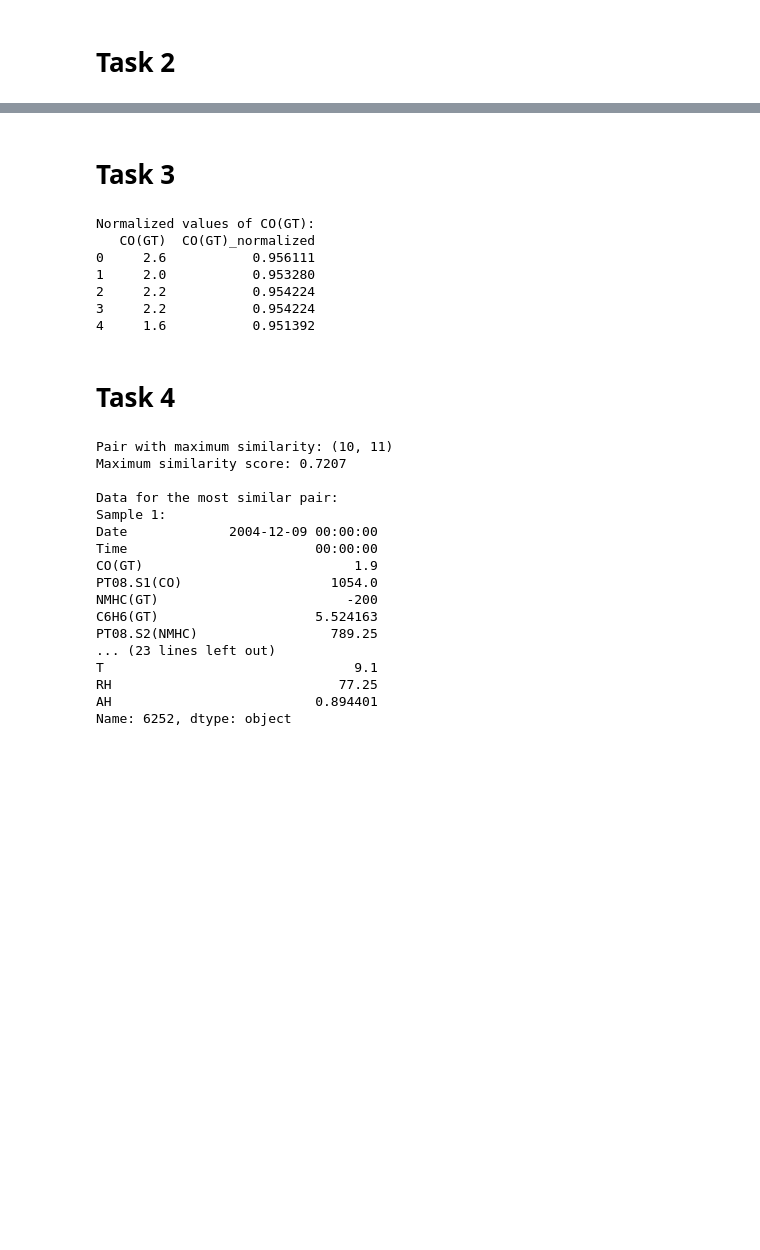
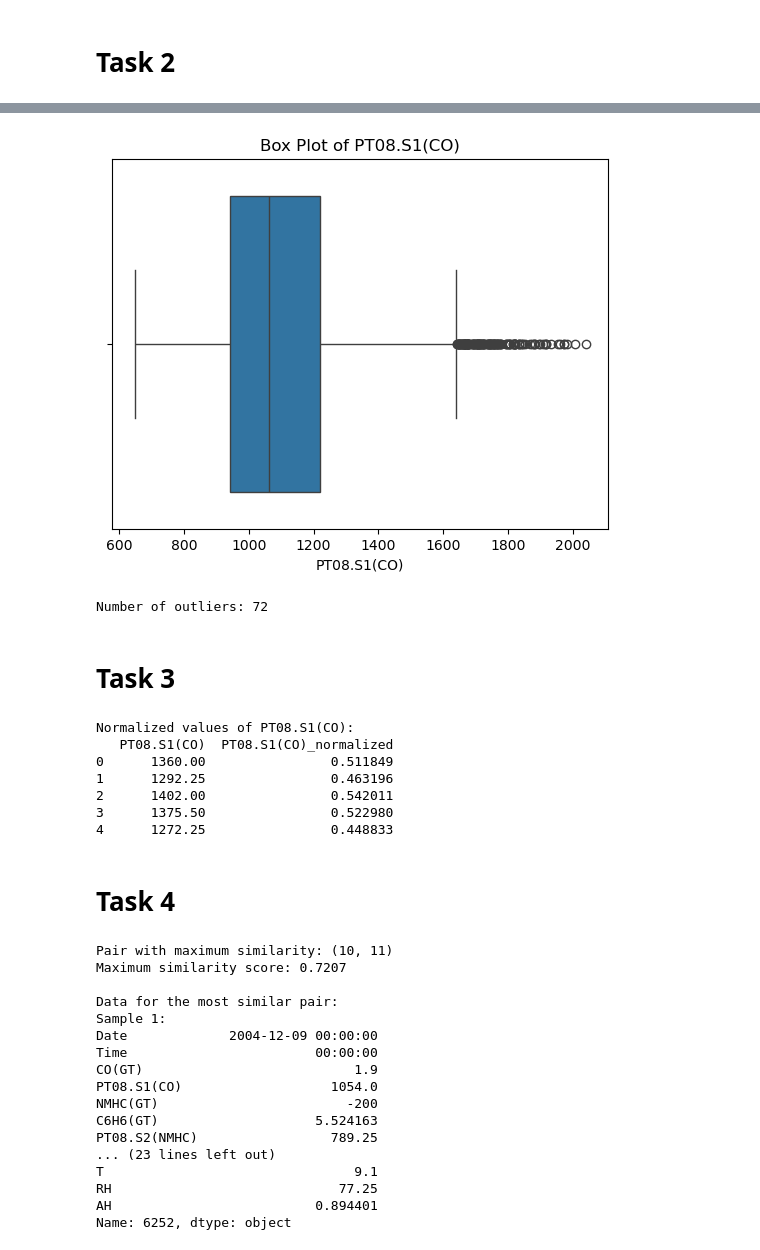
Before and after one commit to UdayKiran112/Data-Mining-Assg1, a Jupyter notebook: Assg1.ipynb, the cells around one changed output, grey strips where cells are left out. Drawn from its saved outputs; the diff is of its cells as text; code cells hidden in the pictures; blank space fills up the shorter version.

```diff
--- a/Assg1.ipynb
+++ b/Assg1.ipynb
@@ -105,0 +140,28 @@ Range of CO(GT): 11.80
+# %%
+import numpy as np
+import pandas as pd
+
+# Replace -200 values with NaN and fill missing values with median
+df[attribute] = df[attribute].replace(-200, pd.NA)
+median_value = df[attribute].median()
+df[attribute] = df[attribute].fillna(median_value)
+
+# Central tendency
+mean_value = df[attribute].mean()
+median_value = df[attribute].median()
+mode_value = df[attribute].mode().values[0]  # Mode might return multiple values, taking the first
+
+# Measures of dispersion
+std_deviation = df[attribute].std()  # Standard deviation
+variance_value = df[attribute].var()  # Variance
+range_value = df[attribute].max() - df[attribute].min()  # Range
+iqr_value = np.percentile(df[attribute], 75) - np.percentile(df[attribute], 25)  # Interquartile range
+
+# Output results
+print(f"Mean: {mean_value}")
+print(f"Median: {median_value}")
+print(f"Mode: {mode_value}")
+print(f"Standard Deviation: {std_deviation}")
+print(f"Variance: {variance_value}")
+print(f"Range: {range_value}")
+print(f"IQR (Interquartile Range): {iqr_value}")
@@ -106,3 +176,20 @@ Range of CO(GT): 11.80
+# %%
+import seaborn as sns
+import matplotlib.pyplot as plt
+
+# Box plot to identify outliers
+sns.boxplot(x=df[attribute])
+plt.title('Box Plot of ' + attribute)
+plt.show()
+
+# Z-score to identify outliers
+from scipy import stats
+z_scores = stats.zscore(df[attribute].dropna())
+outliers = df[attribute][abs(z_scores) > 3]
+print("Number of outliers:", outliers.shape[0])
+# %% [output]
+[figure, added]
+Number of outliers: 72
 # %% [markdown]
 # Task 3
 # %%
@@ -113,7 +200,10 @@ from sklearn.preprocessing import MinMaxScaler
 df = pd.read_excel('AirQualityUCI.xlsx')
 
 # Select an attribute for normalization
-attribute = 'CO(GT)'
+attribute = 'PT08.S1(CO)'
+
+# Replace erroneous values (-200) with NaN for proper missing value handling
+df[attribute] = df[attribute].replace(-200, pd.NA)
 
 # Fill missing values in the selected attribute with its median
 median_value = df[attribute].median()
@@ -127,13 +217,13 @@ df[attribute + '_normalized'] = scaler.fit_transform(df[[attribute]])
 print(f"Normalized values of {attribute}:")
 print(df[[attribute, attribute + '_normalized']].head())
 # %% [output]
-Normalized values of CO(GT):
-   CO(GT)  CO(GT)_normalized
-0     2.6           0.956111
-1     2.0           0.953280
-2     2.2           0.954224
-3     2.2           0.954224
-4     1.6           0.951392
+Normalized values of PT08.S1(CO):
+   PT08.S1(CO)  PT08.S1(CO)_normalized
+0      1360.00                0.511849
+1      1292.25                0.463196
+2      1402.00                0.542011
+3      1375.50                0.522980
+4      1272.25                0.448833
 # %% [markdown]
 # Task 4
 # %%
```
Also changed, not shown: parts of 7 cells of this notebook, 6 other files.
